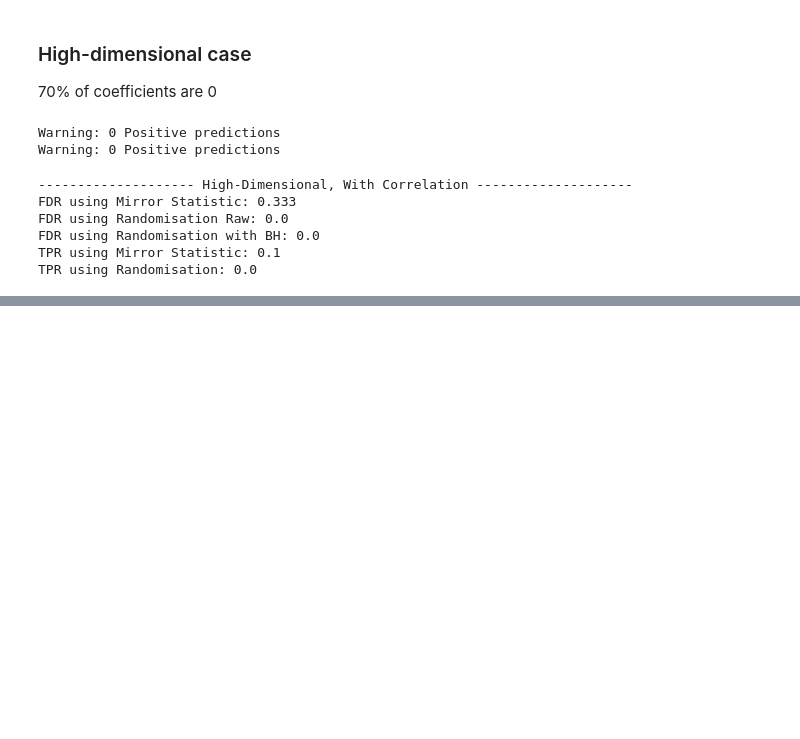
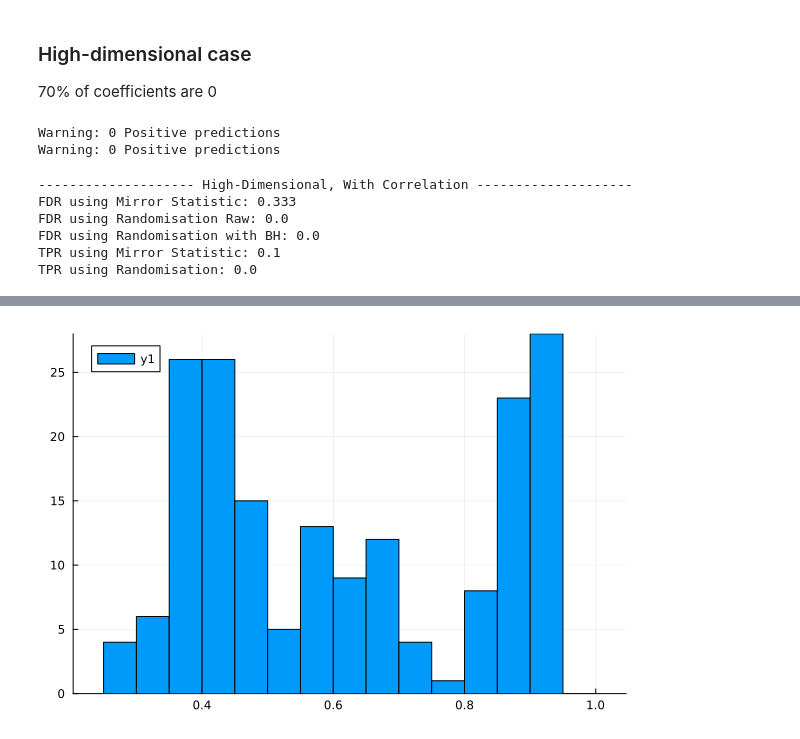
Before and after one commit to marcoelba/SelectiveInference, a Jupyter notebook: src/Comparison_randomisation_ms.ipynb, the cells around one changed output, grey strips where cells are left out. Cells and saved outputs as stored; diff of their text form; code cells hidden in the pictures; blank space fills up the shorter version.

```diff
--- a/src/Comparison_randomisation_ms.ipynb
+++ b/src/Comparison_randomisation_ms.ipynb
@@ -186,0 +428,4 @@ TPR using Randomisation: 0.0
+# %%
+histogram(df_metrics.TPR_MS, bins=20)
+# %% [output]
+[figure, added]
```
Also changed, not shown: parts of 23 cells of this notebook, 1 other file.
